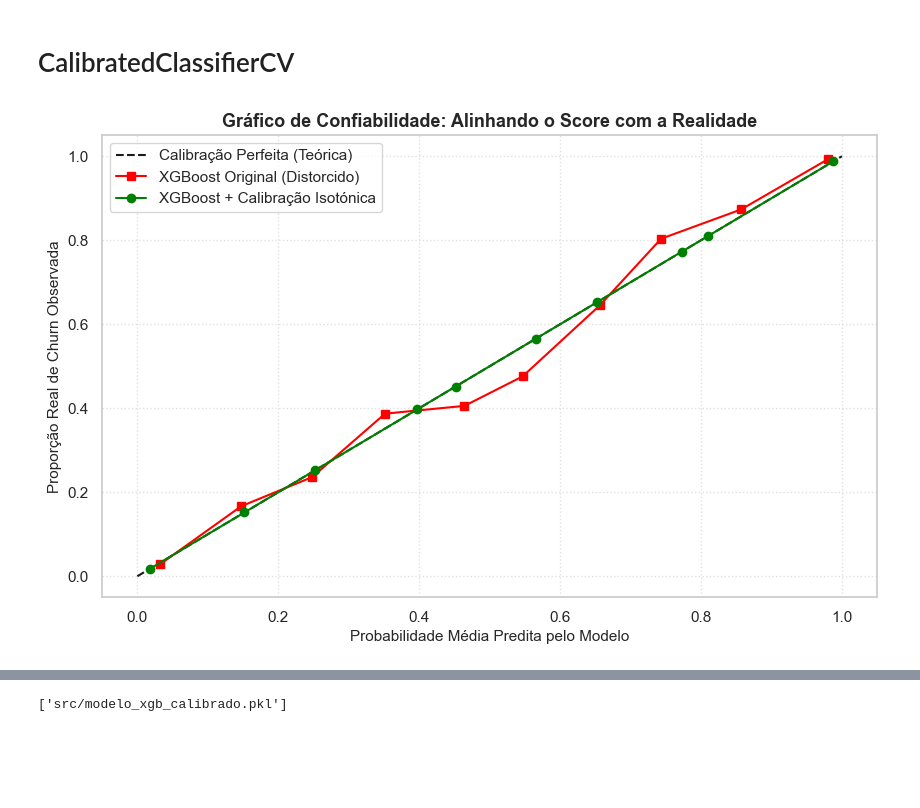
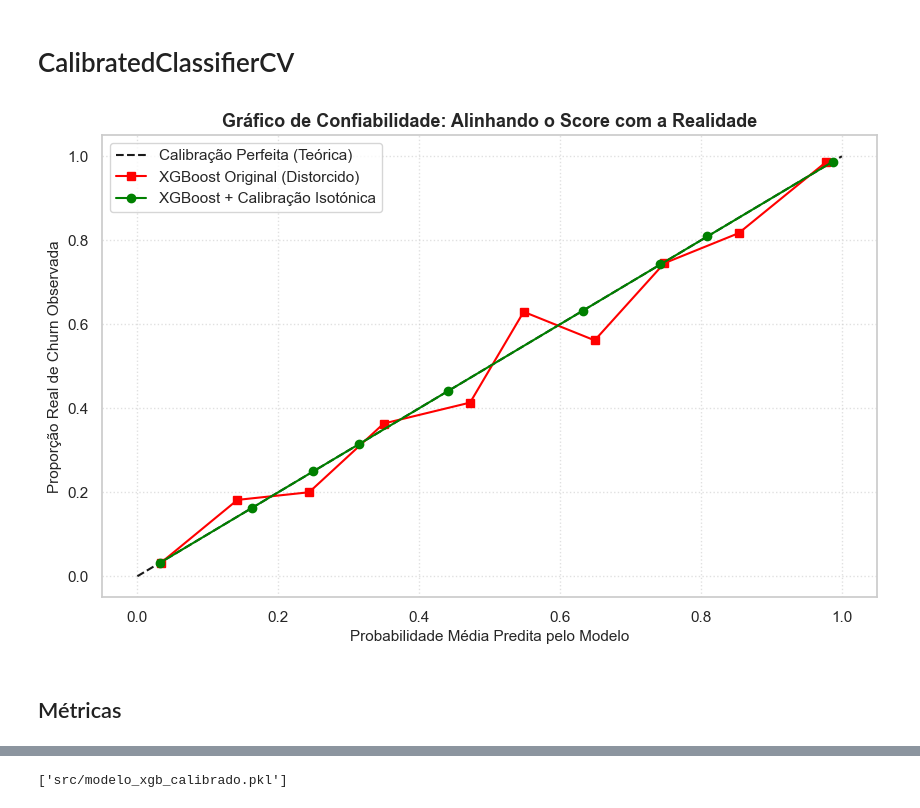
Before and after one commit to victorpecine/ml_predicao_churn, a Jupyter notebook: nb_ml_precidao_churn.ipynb, the cells around one changed output, grey strips where cells are left out. Cells and saved outputs as stored; diff of their text form; code cells hidden in the pictures; blank space fills up the shorter version.

```diff
--- a/nb_ml_precidao_churn.ipynb
+++ b/nb_ml_precidao_churn.ipynb
@@ -250,9 +250,9 @@ colunas_alta_corr = [
     'qt_subcategorias_distintas',
     'qt_grupos_envolvidos',
     'qt_tarefas_abertas_atual',
-    # 'qt_tarefas_hd',
     'meses_de_casa',
-    'perc_prioridade_maxima'
+    'perc_prioridade_maxima',
+    'qt_categorias_distintas'
     ]
 
 to_drop_completo = tarefas_por_prioridade + colunas_alta_corr
@@ -1018,37 +1014,37 @@ shap.plots.waterfall(shap_values[0])
 from sklearn.calibration import CalibratedClassifierCV, calibration_curve
 # %%
 # Instanciar o calibrador usando o modelo XGBoost já configurado
-modelo_calibrado = CalibratedClassifierCV(
+modelo_xgb_calibrado = CalibratedClassifierCV(
     estimator=modelo_xgb,
     method='isotonic',
     cv='prefit'
 )
 
 # 2. Ajustar o calibrador usando o set de TESTE ou VALIDAÇÃO
-modelo_calibrado.fit(X_test, y_test)
+modelo_xgb_calibrado.fit(X_test, y_test)
 
 # O restante do código de plotagem permanece exatamente o mesmo...
 prob_originais = modelo_xgb.predict_proba(X_test)[:, 1]
-prob_calibradas = modelo_calibrado.predict_proba(X_test)[:, 1]
+prob_calibradas = modelo_xgb_calibrado.predict_proba(X_test)[:, 1]
 
 # Calcular os pontos para o gráfico de confiabilidade
 sub_y_orig, sub_x_orig = calibration_curve(y_test, prob_originais, n_bins=10)
 sub_y_calib, sub_x_calib = calibration_curve(y_test, prob_calibradas, n_bins=10)
 
 # Plotar o diagnóstico visual comparativo
 plt.figure(figsize=(10, 6))
 plt.plot([0, 1], [0, 1], "k--", label="Calibração Perfeita (Teórica)")
 plt.plot(sub_x_orig, sub_y_orig,   "s-", color="red",   label="XGBoost Original (Distorcido)")
 plt.plot(sub_x_calib, sub_y_calib, "o-", color="green", label="XGBoost + Calibração Isotónica")
 
 plt.xlabel("Probabilidade Média Predita pelo Modelo", fontsize=11)
 plt.ylabel("Proporção Real de Churn Observada", fontsize=11)
 plt.title("Gráfico de Confiabilidade: Alinhando o Score com a Realidade", fontsize=13, fontweight='bold')
 plt.grid(True, linestyle=':', alpha=0.6)
 plt.legend(loc="upper left")
 plt.show()
 # %% [output]
-[figure, old version]
+[figure, new version]
 # %%
 # A Curva Vermelha: O XGBoost Original (Distorcido)
 # Repare que o XGBoost original faz uma curva clássica em formato de "S"
@@ -1078,0 +1078,2 @@ plt.show()
+# %% [markdown]
+## Métricas
```
Also changed, not shown: parts of 29 cells of this notebook, 2 other files.
